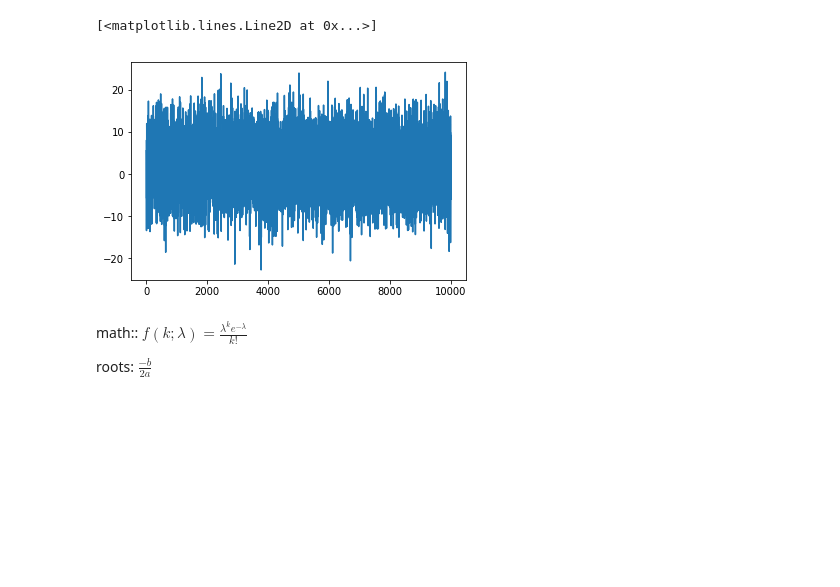
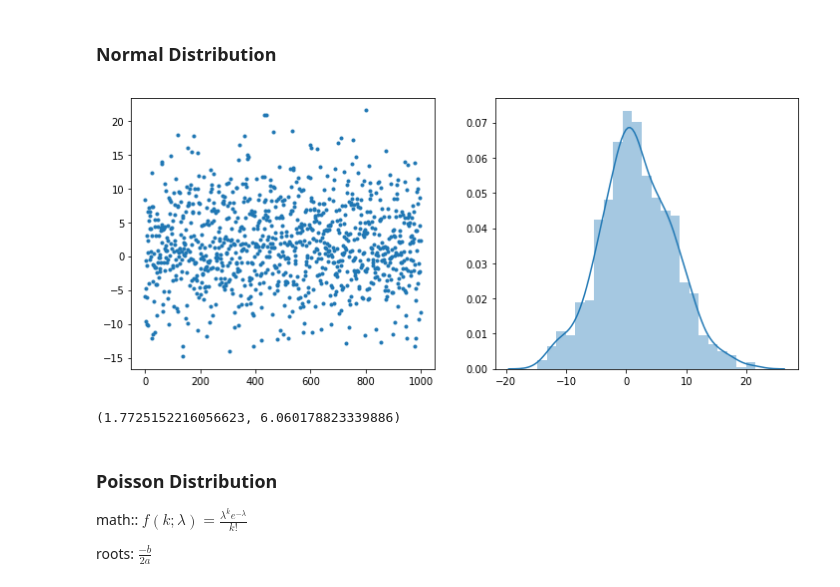
Before and after one commit to ramvarra/MLTutorial, a Jupyter notebook: Stats.ipynb, the cells around one changed output. Cells and saved outputs as stored; diff of their text form; code cells hidden in the pictures; blank space fills up the shorter version.

```diff
--- a/Stats.ipynb
+++ b/Stats.ipynb
@@ -4,15 +4,17 @@ import matplotlib.pyplot as plt
 import seaborn as sns
 plt.rcParams['figure.figsize'] = (12,8)
 %matplotlib inline
+# %% [markdown]
+### Normal Distribution
 # %%
 
 σ =  2
 μ = 6
+N = 1000
 
-v = np.random.normal(σ, μ, size=10000)
+v = np.random.normal(σ, μ, size=N)
+fig, axs= plt.subplots(nrows=1, ncols=2, figsize=(12,5))
+axs[0].plot(v, '.')
+sns.distplot(v, ax=axs[1]);
+# %% [output]
+[figure, added]
-# %%
-#sns.distplot(v)
-plt.plot(v)
-# %% [output]
-[<matplotlib.lines.Line2D at 0x...>]
-[figure, removed]
@@ -21,4 +21,9 @@ np.random.poisson?
+# %%
+v.mean(), v.std()
+# %% [output]
+(1.7725152216056623, 6.060178823339886)
 # %% [markdown]
+### Poisson Distribution
 math:: $f(k; \lambda)=\frac{\lambda^k e^{-\lambda}}{k!}$
 
 roots: $\frac{-b}{2a}$
```
Also changed, not shown: parts of 4 cells of this notebook, 2 other files.
